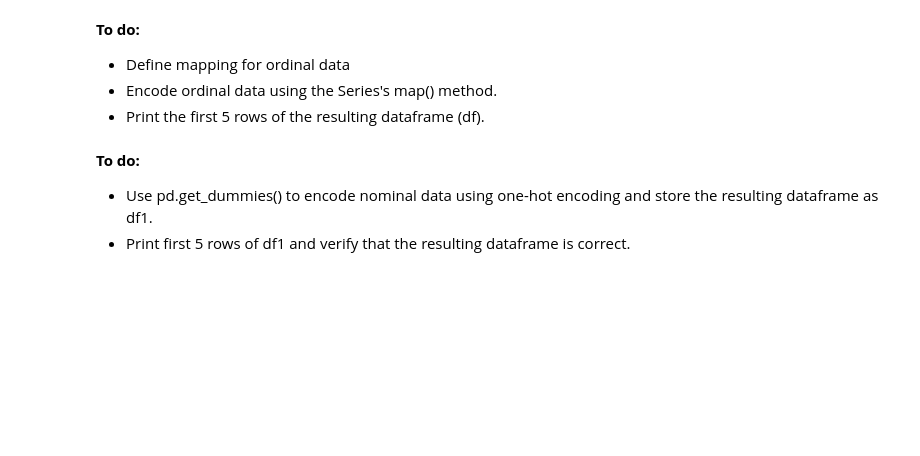
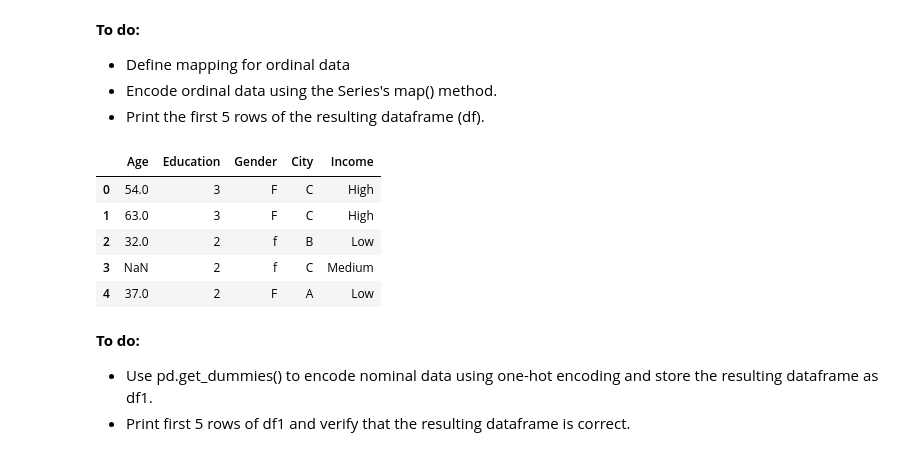
Before and after one commit to wooihaw/pai_251030, a Jupyter notebook: Part_2/handson_2/handson_2a.ipynb, the cells around one changed output. Cells and saved outputs as stored; diff of their text form; code cells hidden in the pictures; blank space fills up the shorter version.

```diff
--- a/Part_2/handson_2/handson_2a.ipynb
+++ b/Part_2/handson_2/handson_2a.ipynb
@@ -48,6 +134,17 @@ df.head()
 - Define mapping for ordinal data
 - Encode ordinal data using the Series's map() method.
 - Print the first 5 rows of the resulting dataframe (df).
+# %%
+mapping = {'Diploma':1, 'Bachelor':2, 'Master':3, 'PhD':4}
+df['Education'] = df['Education'].map(mapping)
+df.head(5)
+# %% [output]
+|  | Age | Education | Gender | City | Income |
+| 0 | 54.0 | 3 | F | C | High |
+| 1 | 63.0 | 3 | F | C | High |
+| 2 | 32.0 | 2 | f | B | Low |
+| 3 | NaN | 2 | f | C | Medium |
+| 4 | 37.0 | 2 | F | A | Low |
 # %% [markdown]
 **To do:**
 - Use pd.get_dummies() to encode nominal data using one-hot encoding and store the resulting dataframe as df1.
```
Also changed, not shown: parts of 13 cells of this notebook, 2 other files.
